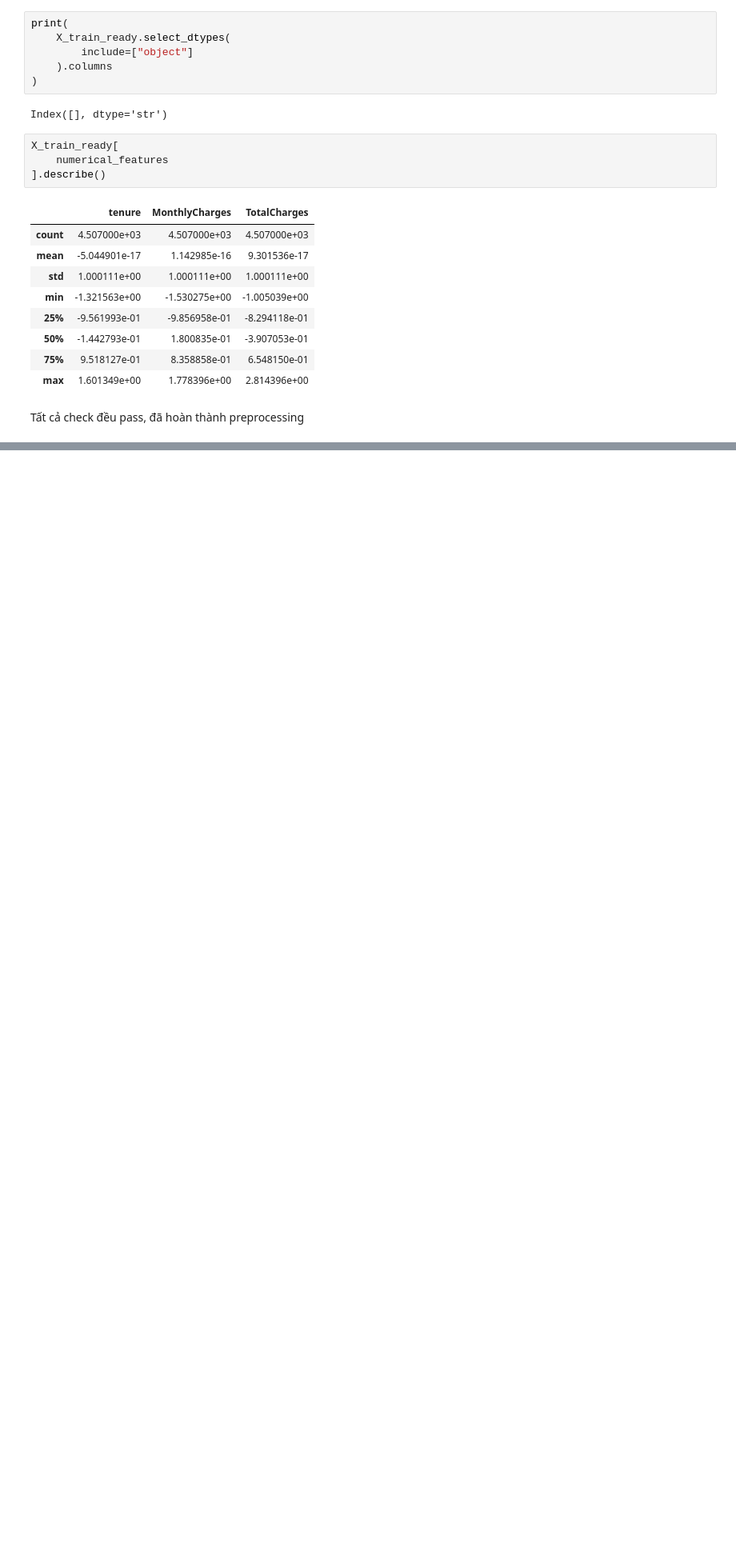
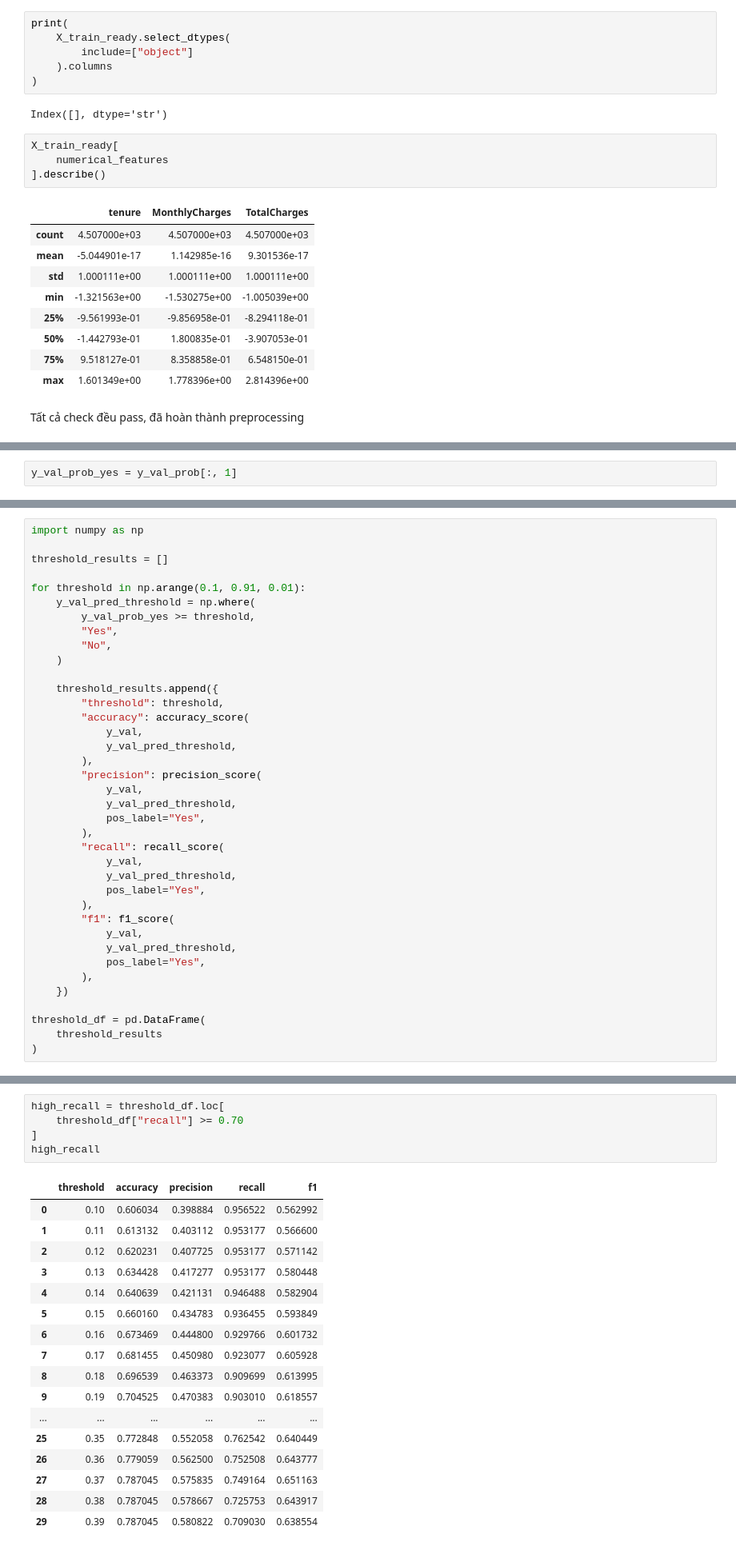
Before and after one commit to vdcmhaodl/Telco-customer-churn-prediction, a Jupyter notebook: notebooks/04_proper_evaluation.ipynb, the cells around one changed output, grey strips where cells are left out. Shown at 80% size. Drawn from its saved outputs; the diff is of its cells as text; blank space fills up the shorter version.

Commit message:
Done choosing and evaluate the new threshold, also I've done the testing the test set and given the comment about it

```diff
--- a/notebooks/04_proper_evaluation.ipynb
+++ b/notebooks/04_proper_evaluation.ipynb
@@ -298,0 +321,2 @@ Tất cả check đều pass, đã hoàn thành preprocessing
+# %%
+y_val_prob_yes = y_val_prob[:, 1]
@@ -298,0 +401,38 @@ Tất cả check đều pass, đã hoàn thành preprocessing
+# %%
+import numpy as np
+
+threshold_results = []
+
+for threshold in np.arange(0.1, 0.91, 0.01):
+    y_val_pred_threshold = np.where(
+        y_val_prob_yes >= threshold,
+        "Yes",
+        "No",
+    )
+
+    threshold_results.append({
+        "threshold": threshold,
+        "accuracy": accuracy_score(
+            y_val,
+            y_val_pred_threshold,
+        ),
+        "precision": precision_score(
+            y_val,
+            y_val_pred_threshold,
+            pos_label="Yes",
+        ),
+        "recall": recall_score(
+            y_val,
+            y_val_pred_threshold,
+            pos_label="Yes",
+        ),
+        "f1": f1_score(
+            y_val,
+            y_val_pred_threshold,
+            pos_label="Yes",
+        ),
+    })
+
+threshold_df = pd.DataFrame(
+    threshold_results
+)
@@ -298,0 +480,23 @@ Tất cả check đều pass, đã hoàn thành preprocessing
+# %%
+high_recall = threshold_df.loc[
+    threshold_df["recall"] >= 0.70
+]
+high_recall
+# %% [output]
+|  | threshold | accuracy | precision | recall | f1 |
+| 0 | 0.10 | 0.606034 | 0.398884 | 0.956522 | 0.562992 |
+| 1 | 0.11 | 0.613132 | 0.403112 | 0.953177 | 0.566600 |
+| 2 | 0.12 | 0.620231 | 0.407725 | 0.953177 | 0.571142 |
+| 3 | 0.13 | 0.634428 | 0.417277 | 0.953177 | 0.580448 |
+| 4 | 0.14 | 0.640639 | 0.421131 | 0.946488 | 0.582904 |
+| 5 | 0.15 | 0.660160 | 0.434783 | 0.936455 | 0.593849 |
+| 6 | 0.16 | 0.673469 | 0.444800 | 0.929766 | 0.601732 |
+| 7 | 0.17 | 0.681455 | 0.450980 | 0.923077 | 0.605928 |
+| 8 | 0.18 | 0.696539 | 0.463373 | 0.909699 | 0.613995 |
+| 9 | 0.19 | 0.704525 | 0.470383 | 0.903010 | 0.618557 |
+| ... | ... | ... | ... | ... | ... |
+| 25 | 0.35 | 0.772848 | 0.552058 | 0.762542 | 0.640449 |
+| 26 | 0.36 | 0.779059 | 0.562500 | 0.752508 | 0.643777 |
+| 27 | 0.37 | 0.787045 | 0.575835 | 0.749164 | 0.651163 |
+| 28 | 0.38 | 0.787045 | 0.578667 | 0.725753 | 0.643917 |
+| 29 | 0.39 | 0.787045 | 0.580822 | 0.709030 | 0.638554 |
```
Also changed, not shown: parts of 28 cells of this notebook.
